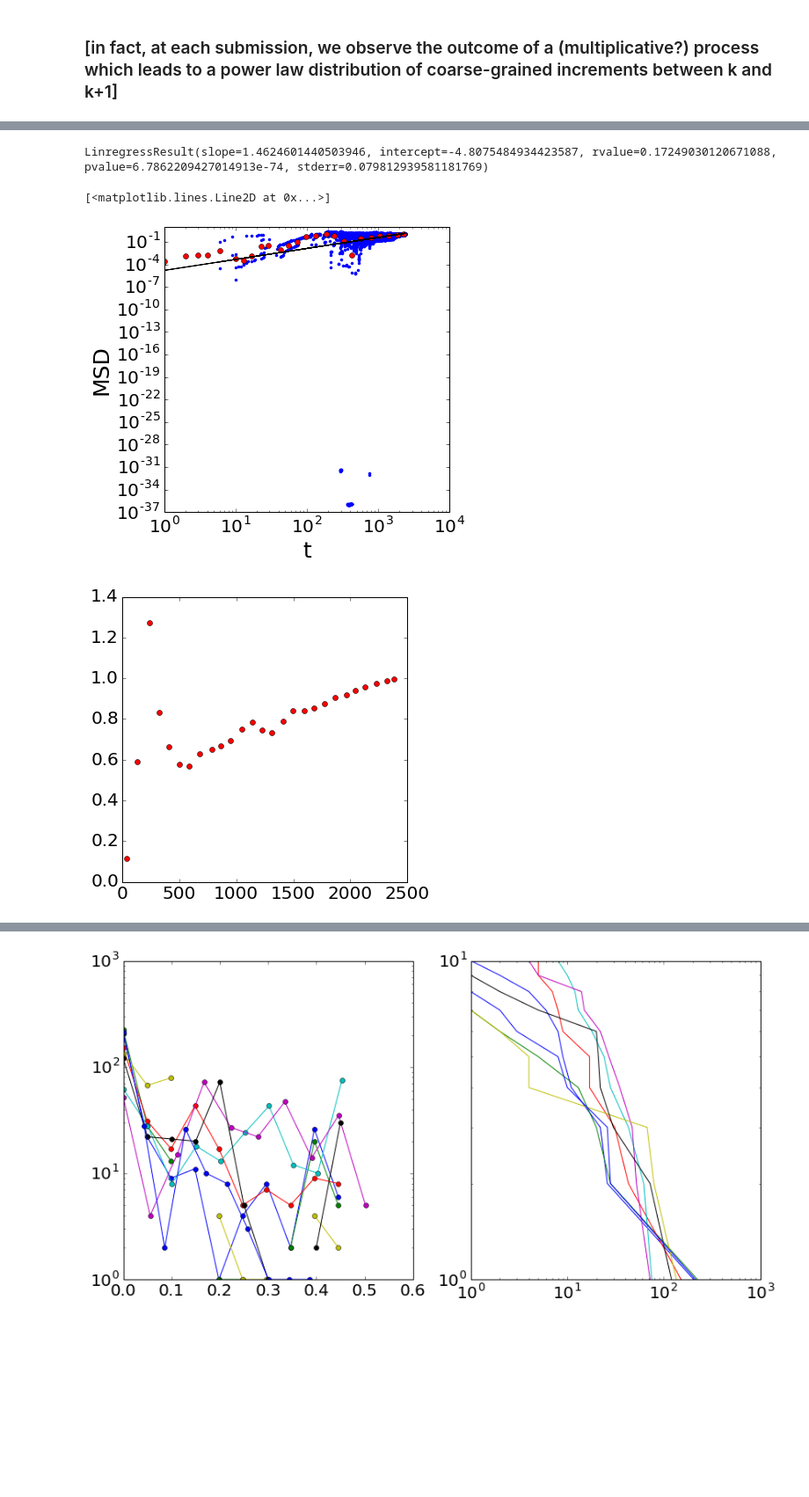
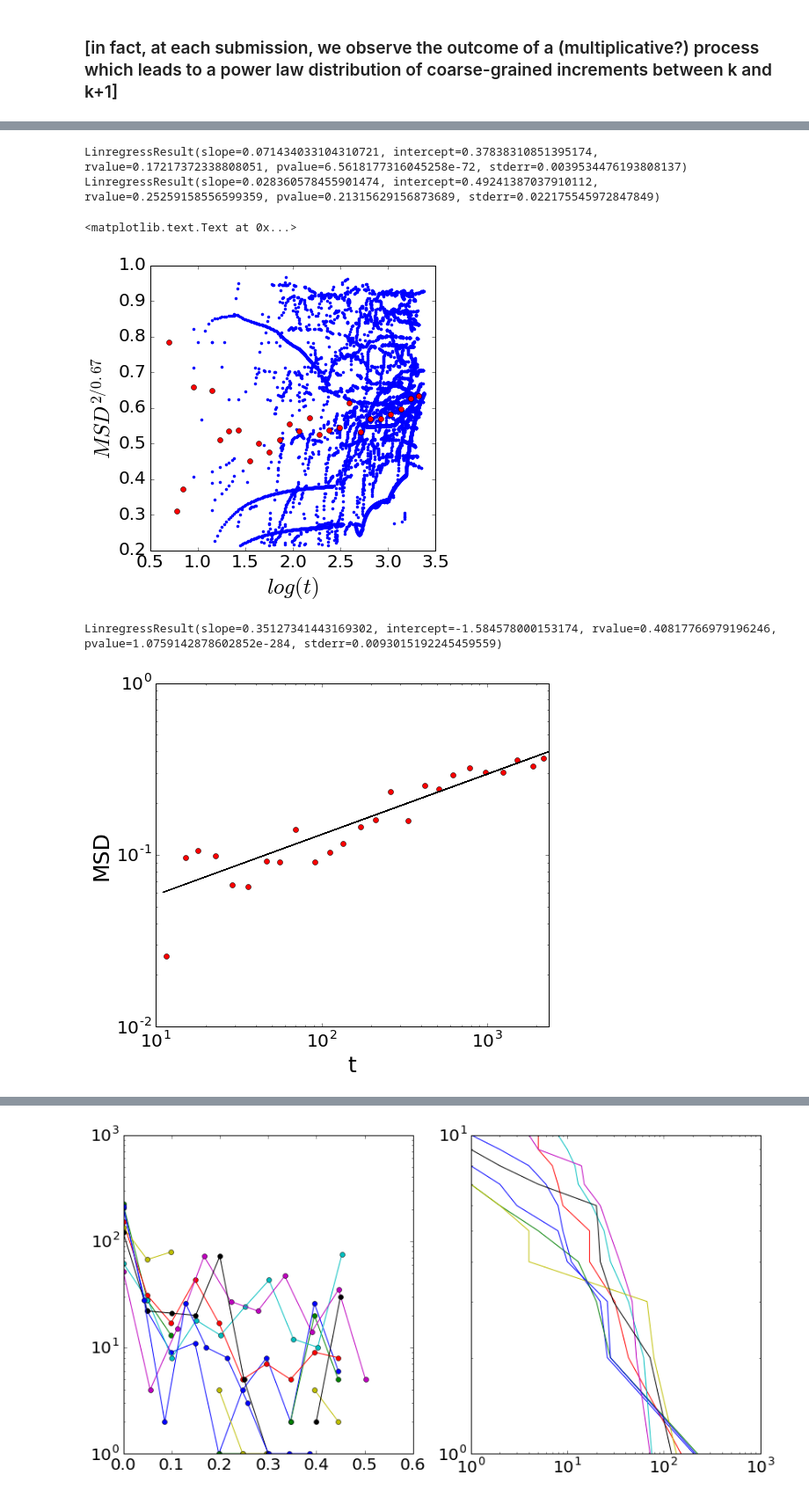
Before and after one commit to wazaahhh/bayesLearn, a Jupyter notebook: scripts/bayesLearn.ipynb, the cells around one changed output, grey strips where cells are left out. Shown at 88% size. Saved outputs shown, nothing was run; the diff lists cells and outputs as text; code cells hidden in the pictures; blank space fills up the shorter version.

```diff
--- a/scripts/bayesLearn.ipynb
+++ b/scripts/bayesLearn.ipynb
@@ -55,4 +56,5 @@ with open(dir + 'Data/%sG'%treatment, 'r') as f:
 # %%
+digits = 1
 I = []
 INDEX = []
 steps = []
@@ -77,6 +79,9 @@ p_corr = []
 minScore = []
 iMinScore = []
 finalScore = []
+meanScore = []
+
+iTargetReached = []
 
 Displacement = []
 
@@ -84,6 +89,7 @@ SiteExpl = []
 FirstVisit = []
 VisitationFreq = []
 MSD = []
+indexMSD = []
 
 for k,key in enumerate(treatment_dic.keys()[:]):
     V = []
@@ -140,12 +146,11 @@ for k,key in enumerate(treatment_dic.keys()[:]):
             #print len(divergence),JensenShannonDivergence(v,M)
 
             d = np.sqrt(np.sum((np.array(v) - np.array(V[i - 1]))**2))
-            d2 = np.sum((np.array(v) - np.array(V[i - 1]))**2)
+            #d2 = np.sum((np.array(v) - np.array(V[i - 1]))**2)
             #if d2 > 1:
             #    print k,i,d2,np.array(v) - np.array(V[i - 1])
 
             Displacement = np.append(Displacement,d)
-
 
         nPointDiversity = np.append(nPointDiversity,Diversity(V[:i]))
         score = np.append(score,distances[treatment][key][index[i]])
@@ -173,19 +178,24 @@ for k,key in enumerate(treatment_dic.keys()[:]):
 
         stepwise_distance = np.append(stepwise_distance,i-o[0])
 
+        # Unique and count Visitations
+        trueG_b = np.floor(np.array(trueG)*10**digits)/10**digits
+        trueG_b_str = ",".join(["%s"%np.round(r,digits) for r in trueG_b])
 
-        # Unique and count Visitations
-        digits = 1
         unit = "%s"%digits
         b = list(np.floor(np.array(v)*10**digits)/10**digits)
+
+        #b = list(np.floor(np.array(v)*20.)/20.)
         b_str = ",".join(["%s"%np.round(r,digits) for r in b])
+
+        if trueG_b_str == b_str:
+            print k,i,b_str,trueG_b_str
 
         try:
             V2[b_str].append(i)
         except:
             V2[b_str] = [i]
             k += 1
-            site_expl.append((i,k))
             SiteExpl.append((i,k))
 
 
@@ -194,7 +204,9 @@ for k,key in enumerate(treatment_dic.keys()[:]):
 
 
     msquaredistance = np.array([msd(np.array(V),k) for k in range(1,len(V)+1)])
-    MSD = np.concatenate([MSD,msquaredistance/float(msquaredistance[-1])])
+    MSD = np.concatenate([MSD,msquaredistance])
+    indexMSD = np.concatenate([indexMSD,np.array(index) - index[0]])
+
 
     diffDsquared = np.diff(nPointDiversity)**2
     diffDiversity = np.diff(nPointDiversity)
@@ -222,6 +234,7 @@ for k,key in enumerate(treatment_dic.keys()[:]):
     p_corr = np.append(p_corr,corr[1])
     minScore = np.append(minScore,min(score))
     iMinScore = np.append(iMinScore,np.argmin(score))
+    meanScore = np.append(meanScore,np.mean(score))
     finalScore = np.append(finalScore,score[-1])
 
     #print "%s : %.2f (p=%.2f),min score: %.2f, final score: %.2f"%(k,corr[0],corr[1],min(score),score[-1])
@@ -336,27 +464,59 @@ LinregressResult(slope=0.92560287510084438, intercept=-2.972861916409828, rvalue
+# %%
+x = indexMSD
+y = MSD
+
+cond = (x > 0)*(y > 0.01)
+lx = np.log10(x[cond])
+ly = np.log10(y[cond])
+
+xFit = lx#**(2/0.67)
+yFit = y[cond]**(0.67/2.)
+
+B = binning(xFit,yFit,30)
+fit = S.linregress(xFit,yFit)
+print fit
+fitB = S.linregress(B['bins'],B['mean'])
+print fitB
+pl.plot(xFit,yFit,'.')
+pl.plot(B['bins'],B['mean'],'ro')
+pl.ylabel("$MSD^{2/0.67}$")
+pl.xlabel("$log(t)$")
+# %% [output]
+LinregressResult(slope=0.071434033104310721, intercept=0.37838310851395174, rvalue=0.17217372338808051, pvalue=6.5618177316045258e-72, stderr=0.0039534476193808137)
+LinregressResult(slope=0.028360578455901474, intercept=0.49241387037910112, rvalue=0.25259158556599359, pvalue=0.21315629156873689, stderr=0.022175545972847849)
+<matplotlib.text.Text at 0x...>
+[figure, added]
 # %%
-x = INDEX
+x = indexMSD
 y = MSD
 
-cond = (x > 0)*(y > 0)
+cond = (x > 10)*(y > 0.01)
 lx = np.log10(x[cond])
 ly = np.log10(y[cond])
 
 B = binning(lx,ly,30)
 
 fit = S.linregress(lx,ly)
 print fit
 
-pl.loglog(10**lx,10**ly,'.')
+pl.figure(1,(8,7))
+#pl.loglog(10**lx,10**ly,'.')
 pl.loglog(10**B['bins'],10**B['mean'],'ro')
 pl.loglog(10**lx,10**(lx*fit[0]+ fit[1]),'k-')
 pl.xlabel("t")
 pl.ylabel("MSD")
+#pl.ylim(ymin=10**-5)
+pl.xlim(xmax = max(x))
+pl.savefig(dir + "Figures/MSD_%s.eps"%treatment)
 
-pl.figure(2)
-B = binning(x,y,30)
-pl.plot(B['bins'],B['mean'],'ro')
+#pl.figure(2)
+#pl.plot(x,y,'.')
+#B = binning(x[cond],y[cond],30)
+#pl.loglog(B['bins'],B['mean'],'ro')
+#fit = S.linregress(x[cond],y[cond])
+#pl.ylim(ymin=10**-2)
+#print fit
+#pl.plot(x,(x*fit[0]+ fit[1]),'k-')
 # %% [output]
-LinregressResult(slope=1.4624601440503946, intercept=-4.8075484934423587, rvalue=0.17249030120671088, pvalue=6.7862209427014913e-74, stderr=0.079812939581181769)
+LinregressResult(slope=0.35127341443169302, intercept=-1.584578000153174, rvalue=0.40817766979196246, pvalue=1.0759142878602852e-284, stderr=0.0093015192245459559)
-[<matplotlib.lines.Line2D at 0x...>]
-[figure, old version]
+[figure, new version]
-[figure, removed]
```
Also changed, not shown: parts of 28 cells of this notebook, 33 other files.
